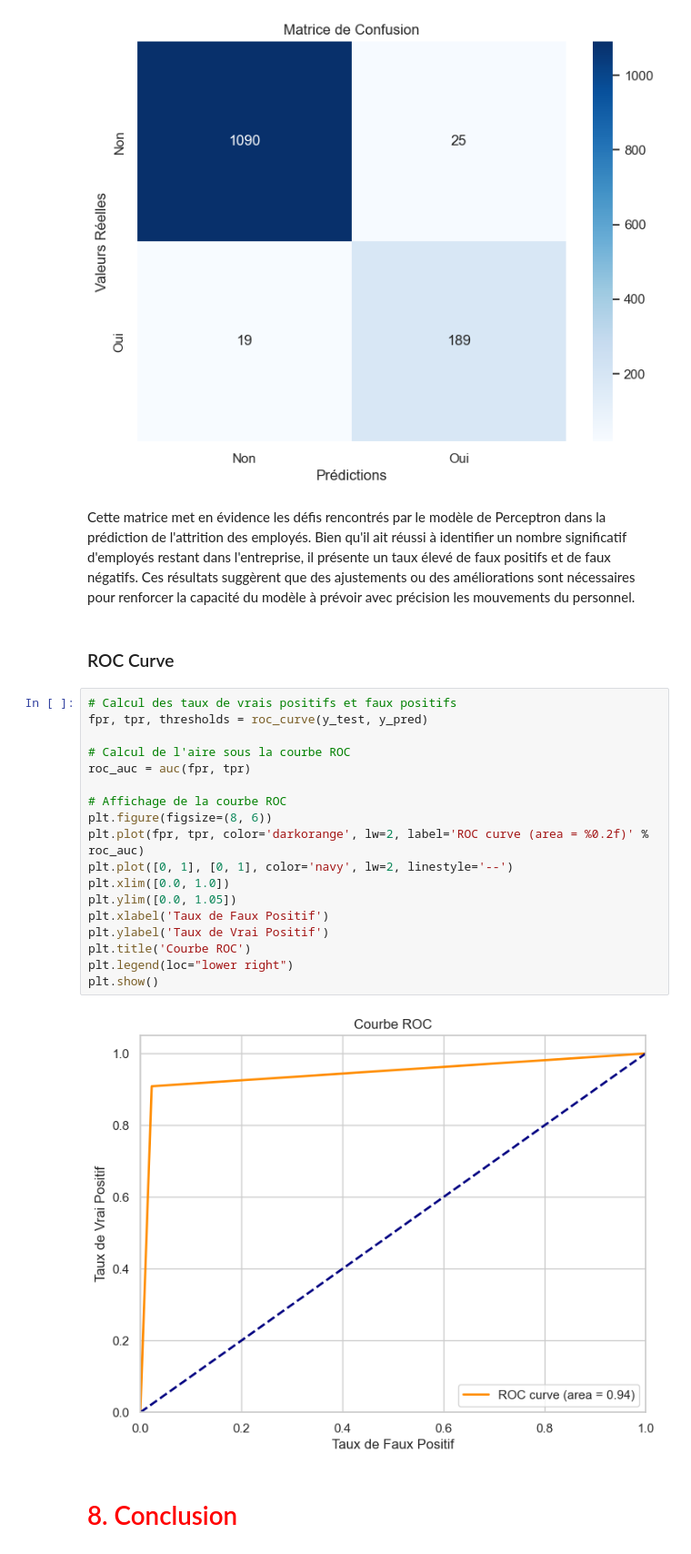
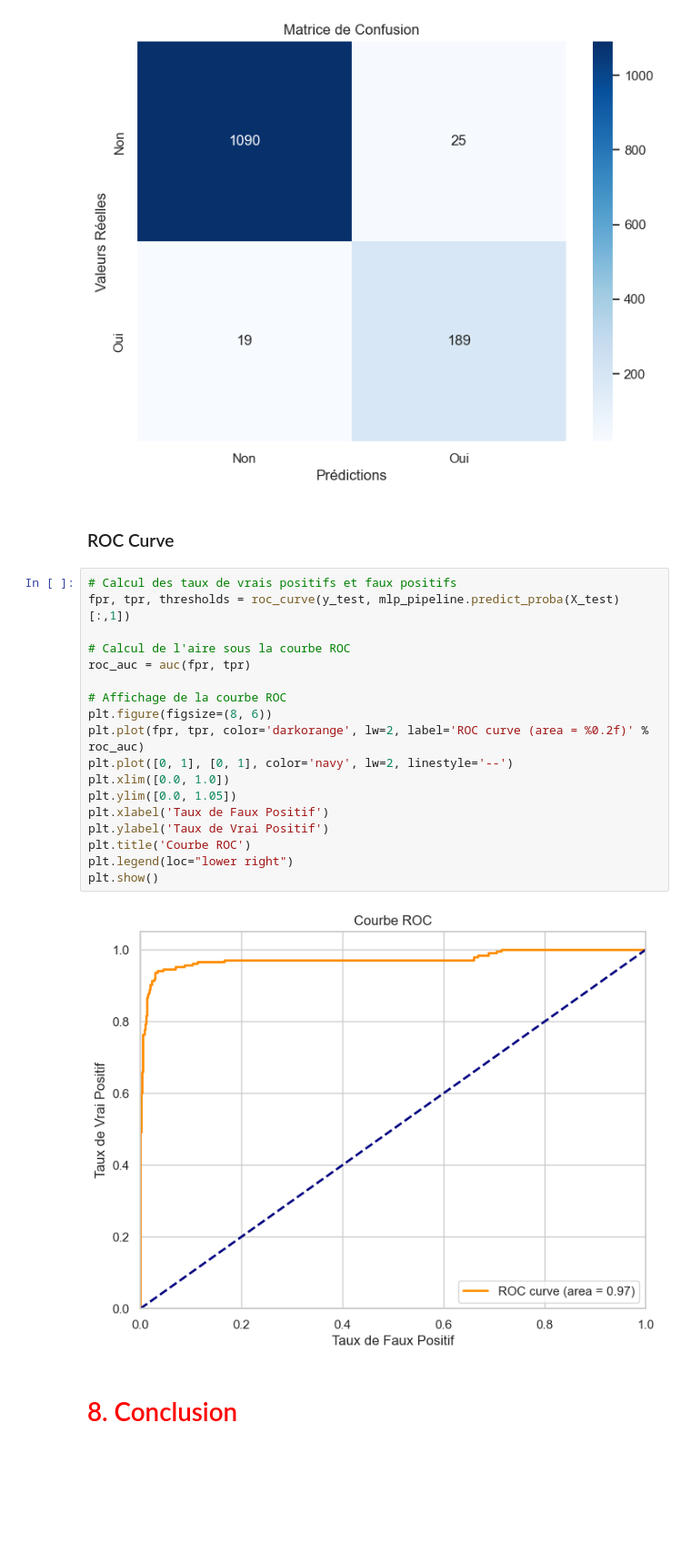
Before and after one commit to ocekic/HumanForYou-RetentionDesEmployesAI, a Jupyter notebook: Livrable_HumanForYou.ipynb, the cells around one changed output. Shown at 91% size. Saved outputs shown, nothing was run; the diff lists cells and outputs as text; blank space fills up the shorter version.

```diff
--- a/Livrable_HumanForYou.ipynb
+++ b/Livrable_HumanForYou.ipynb
@@ -1038,30 +957,28 @@ plt.title('Matrice de Confusion')
 plt.show()
 # %% [output]
 [figure]
-# %% [markdown]
-Cette matrice met en évidence les défis rencontrés par le modèle de Perceptron dans la prédiction de l'attrition des employés. Bien qu'il ait réussi à identifier un nombre significatif d'employés restant dans l'entreprise, il présente un taux élevé de faux positifs et de faux négatifs. Ces résultats suggèrent que des ajustements ou des améliorations sont nécessaires pour renforcer la capacité du modèle à prévoir avec précision les mouvements du personnel.
 # %% [markdown]
 ### ROC Curve
 # %%
 # Calcul des taux de vrais positifs et faux positifs
-fpr, tpr, thresholds = roc_curve(y_test, y_pred)
+fpr, tpr, thresholds = roc_curve(y_test, mlp_pipeline.predict_proba(X_test)[:,1])
 
 # Calcul de l'aire sous la courbe ROC
 roc_auc = auc(fpr, tpr)
 
 # Affichage de la courbe ROC
 plt.figure(figsize=(8, 6))
 plt.plot(fpr, tpr, color='darkorange', lw=2, label='ROC curve (area = %0.2f)' % roc_auc)
 plt.plot([0, 1], [0, 1], color='navy', lw=2, linestyle='--')
 plt.xlim([0.0, 1.0])
 plt.ylim([0.0, 1.05])
 plt.xlabel('Taux de Faux Positif')
 plt.ylabel('Taux de Vrai Positif')
 plt.title('Courbe ROC')
 plt.legend(loc="lower right")
 plt.show()
 # %% [output]
-[figure, old version]
+[figure, new version]
 # %% [markdown]
 # <font color='red'>8. Conclusion  </font>
 # %% [markdown]
```
Also changed, not shown: parts of 12 cells of this notebook.
